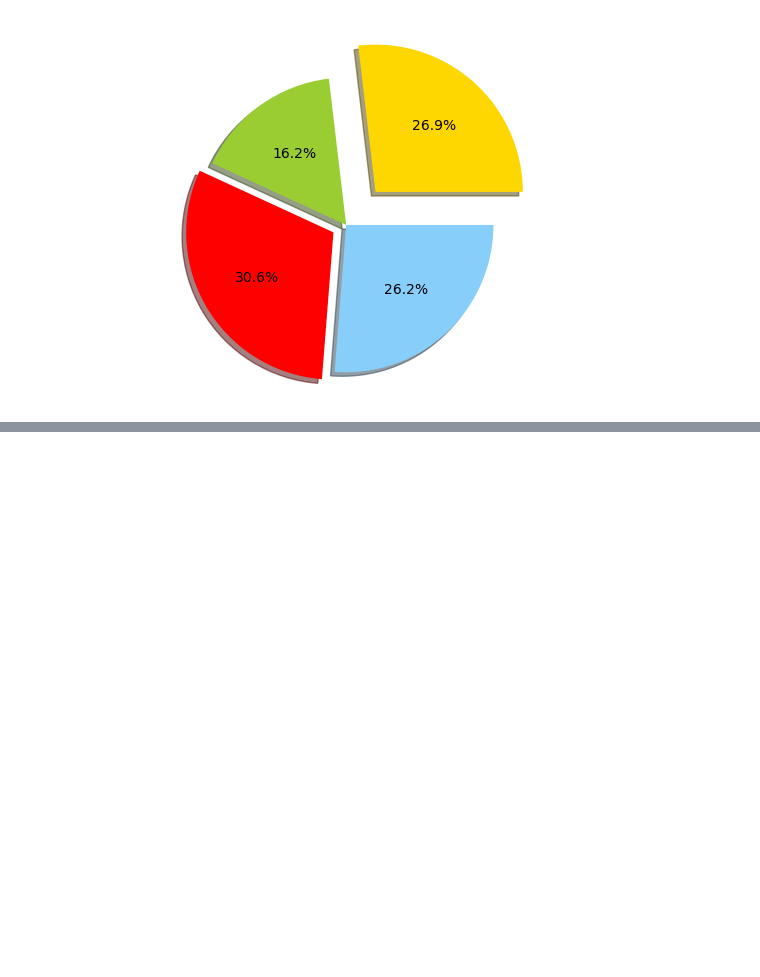
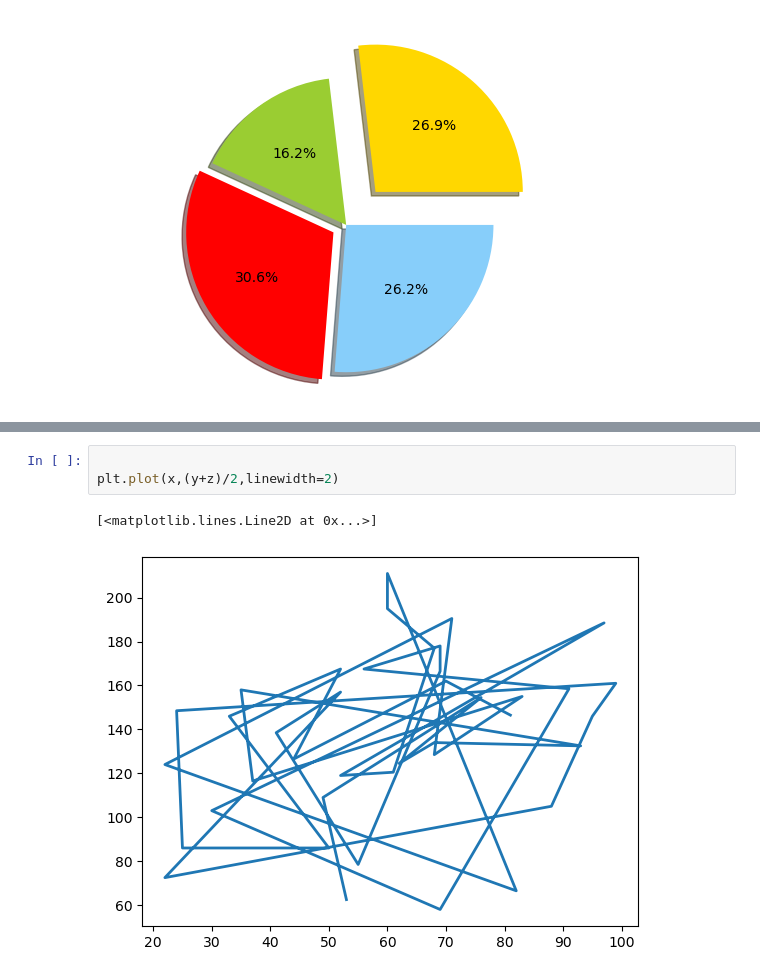
Before and after one commit to devjayswal/AI-ML-DS, a Jupyter notebook: matplotlib basic.ipynb, the cells around one changed output, grey strips where cells are left out. Cells and saved outputs as stored; diff of their text form; blank space fills up the shorter version.

```diff
--- a/matplotlib basic.ipynb
+++ b/matplotlib basic.ipynb
@@ -138,0 +157,6 @@ plt.show()
+# %%
+
+plt.plot(x,(y+z)/2,linewidth=2)
+# %% [output]
+[<matplotlib.lines.Line2D at 0x...>]
+[figure, added]
```
Also changed, not shown: parts of 9 cells of this notebook.
